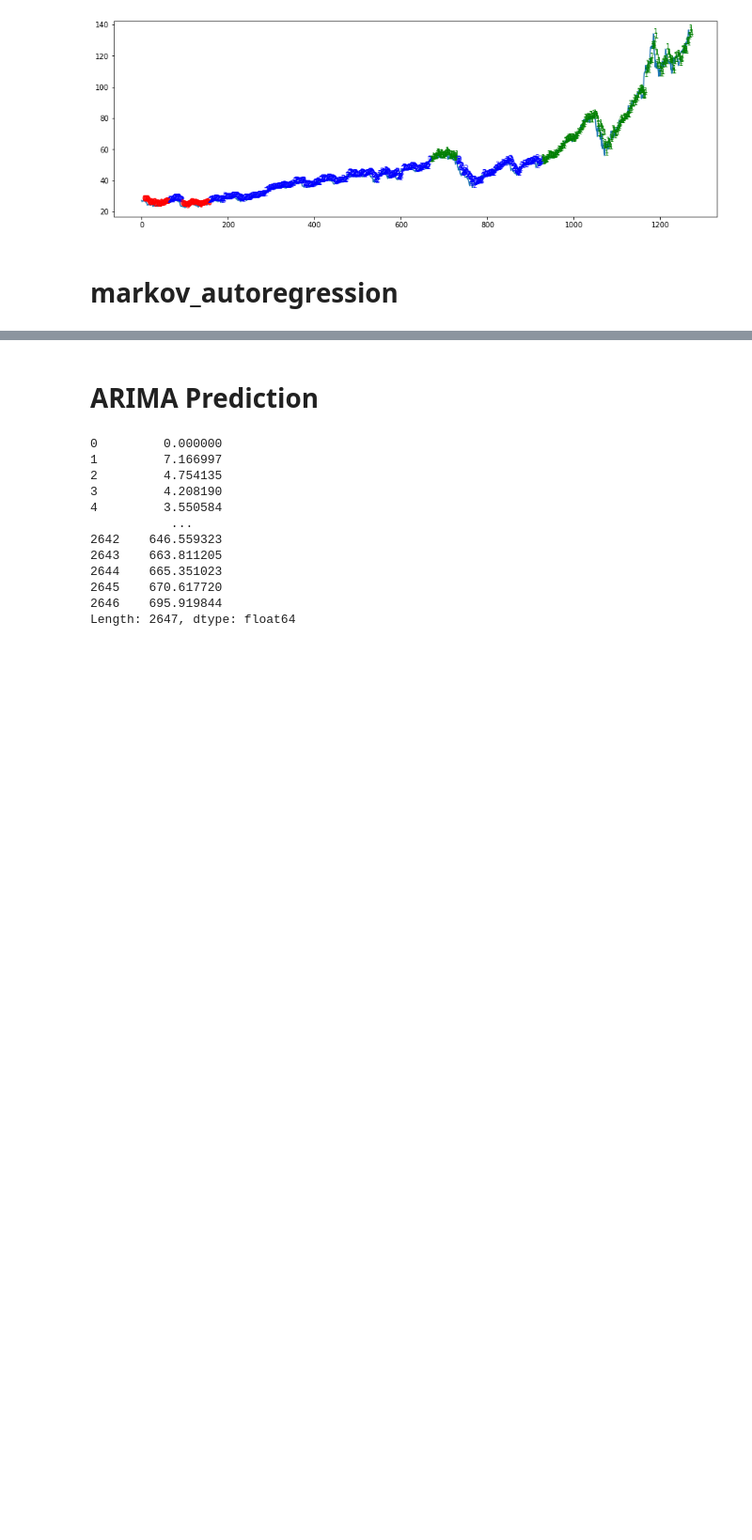
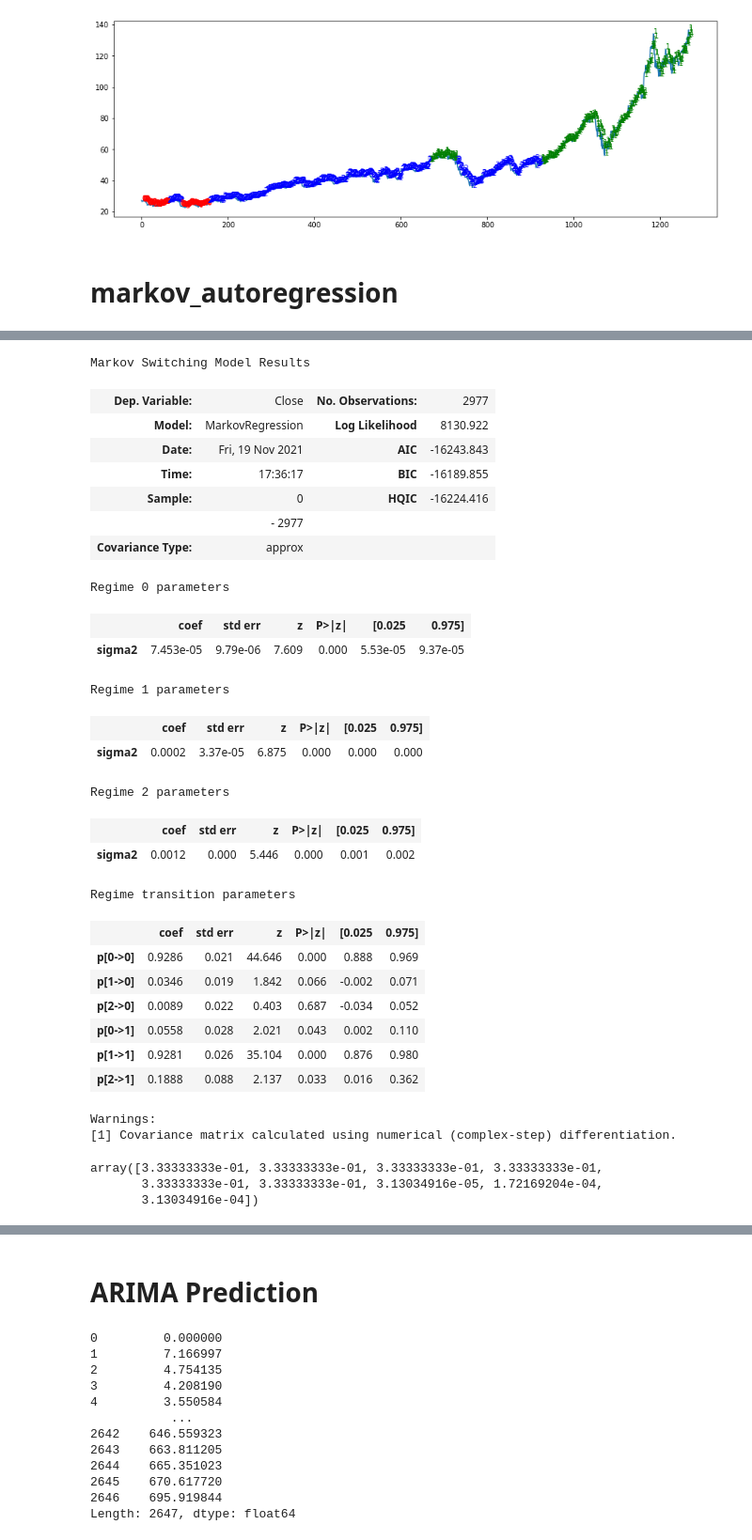
Before and after one commit to yiwen1996/DSGA1018TimeSeries, a Jupyter notebook: HMM_based_arima.ipynb, the cells around one changed output, grey strips where cells are left out. Shown: that part at 94% size. Cells and saved outputs as stored; diff of their text form; code cells hidden in the pictures; blank space fills up the shorter version.

```diff
--- a/HMM_based_arima.ipynb
+++ b/HMM_based_arima.ipynb
@@ -45,0 +63,38 @@ LinAlgError: SVD did not converge
+# %%
+mod_kns = sm.tsa.MarkovRegression(daily_return.dropna(), k_regimes=3, trend='nc', switching_variance=True)
+res_kns = mod_kns.fit()
+res_kns.summary()
+# %% [output]
+Markov Switching Model Results
+| Dep. Variable: | Close | No. Observations: | 2977 |
+| Model: | MarkovRegression | Log Likelihood | 8130.922 |
+| Date: | Fri, 19 Nov 2021 | AIC | -16243.843 |
+| Time: | 17:36:17 | BIC | -16189.855 |
+| Sample: | 0 | HQIC | -16224.416 |
+|  | - 2977 |  |  |
+| Covariance Type: | approx |  |  |
+Regime 0 parameters
+|  | coef | std err | z | P>|z| | [0.025 | 0.975] |
+| sigma2 | 7.453e-05 | 9.79e-06 | 7.609 | 0.000 | 5.53e-05 | 9.37e-05 |
+Regime 1 parameters
+|  | coef | std err | z | P>|z| | [0.025 | 0.975] |
+| sigma2 | 0.0002 | 3.37e-05 | 6.875 | 0.000 | 0.000 | 0.000 |
+Regime 2 parameters
+|  | coef | std err | z | P>|z| | [0.025 | 0.975] |
+| sigma2 | 0.0012 | 0.000 | 5.446 | 0.000 | 0.001 | 0.002 |
+Regime transition parameters
+|  | coef | std err | z | P>|z| | [0.025 | 0.975] |
+| p[0->0] | 0.9286 | 0.021 | 44.646 | 0.000 | 0.888 | 0.969 |
+| p[1->0] | 0.0346 | 0.019 | 1.842 | 0.066 | -0.002 | 0.071 |
+| p[2->0] | 0.0089 | 0.022 | 0.403 | 0.687 | -0.034 | 0.052 |
+| p[0->1] | 0.0558 | 0.028 | 2.021 | 0.043 | 0.002 | 0.110 |
+| p[1->1] | 0.9281 | 0.026 | 35.104 | 0.000 | 0.876 | 0.980 |
+| p[2->1] | 0.1888 | 0.088 | 2.137 | 0.033 | 0.016 | 0.362 |
+Warnings:
+[1] Covariance matrix calculated using numerical (complex-step) differentiation.
+# %%
+mod_kns.start_params
+# %% [output]
+array([3.33333333e-01, 3.33333333e-01, 3.33333333e-01, 3.33333333e-01,
+       3.33333333e-01, 3.33333333e-01, 3.13034916e-05, 1.72169204e-04,
+       3.13034916e-04])
```
Also changed, not shown: parts of 9 cells of this notebook.
